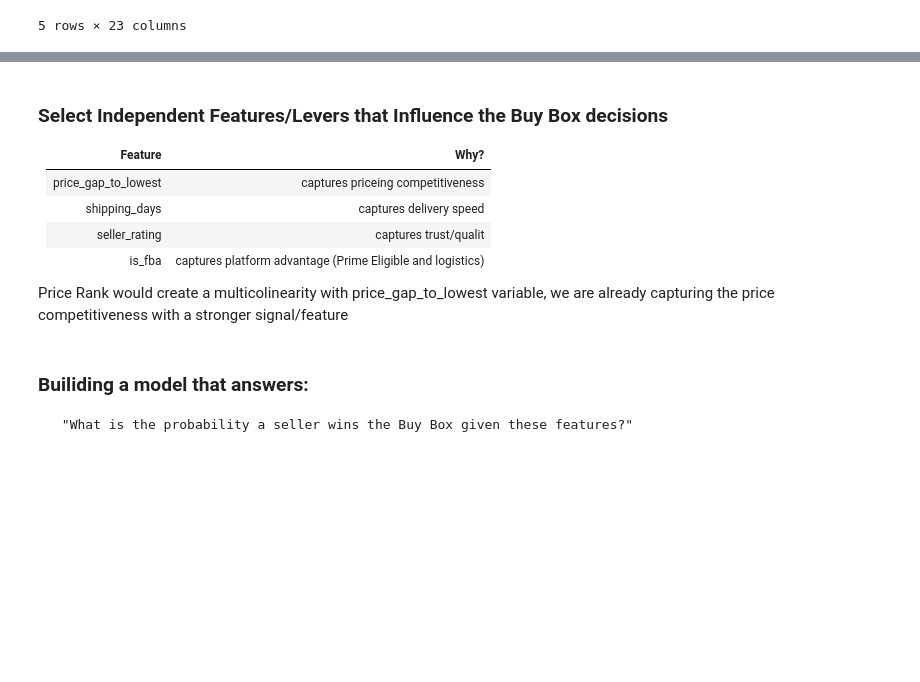
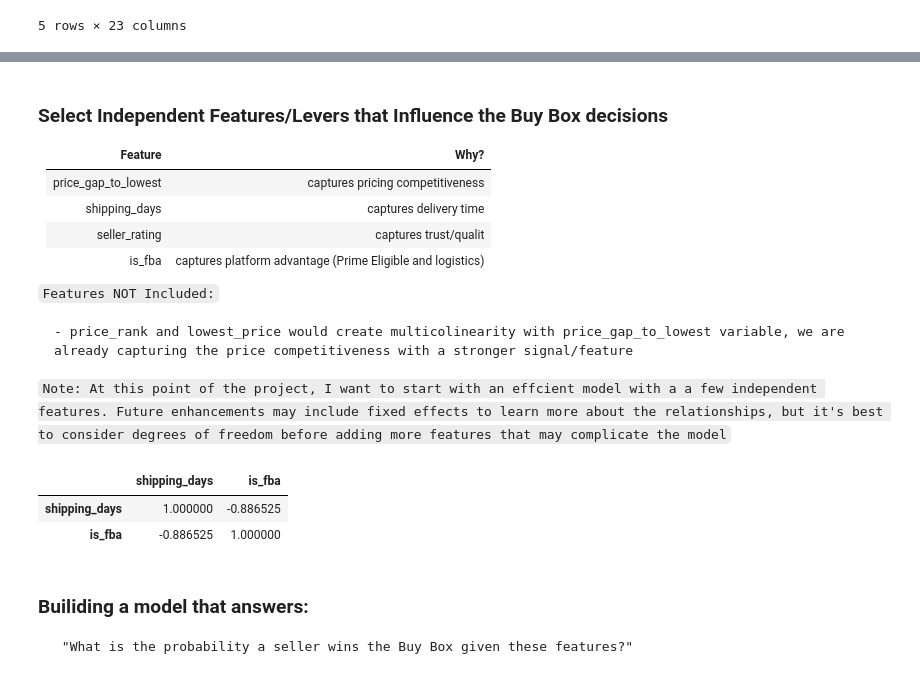
Before and after one commit to sbelarmin/amazon-buy-box-marketplace, a Jupyter notebook: notebooks/04_buy_box_drivers_descriptive.ipynb, the cells around one changed output, grey strips where cells are left out. Cells and saved outputs as stored; diff of their text form; code cells hidden in the pictures; blank space fills up the shorter version.

````diff
--- a/notebooks/04_buy_box_drivers_descriptive.ipynb
+++ b/notebooks/04_buy_box_drivers_descriptive.ipynb
@@ -59,12 +36,17 @@ memory usage: 13.2+ MB
 
 |Feature|Why?|
 |-|-|
-|price_gap_to_lowest| captures priceing competitiveness|
-|shipping_days| captures delivery speed|
+|price_gap_to_lowest| captures pricing competitiveness|
+|shipping_days| captures delivery time|
 |seller_rating| captures trust/qualit|
 |is_fba| captures platform advantage (Prime Eligible and logistics)|
 
-Price Rank would create a multicolinearity with price_gap_to_lowest variable, we are already capturing the price competitiveness with a stronger signal/feature
+```Features NOT Included:```
+
+    - price_rank and lowest_price would create multicolinearity with price_gap_to_lowest variable, we are already capturing the price competitiveness with a stronger signal/feature
+
+
+```Note: At this point of the project, I want to start with an effcient model with a a few independent features. Future enhancements may include fixed effects to learn more about the relationships, but it's best to consider degrees of freedom before adding more features that may complicate the model```
 # %%
 df["is_fba"] = (df["fulfillment_type"] == "FBA").astype(int)
 
@@ -82,3 +64,10 @@ X = sm.add_constant(X) #baseline probability (y intercept): "if everything was z
+# %%
+# reviewing colinearity between shipping days and is fba
+df[['shipping_days','is_fba']].corr()
+# %% [output]
+|  | shipping_days | is_fba |
+| shipping_days | 1.000000 | -0.886525 |
+| is_fba | -0.886525 | 1.000000 |
 # %% [markdown]
 ### Builiding a model that answers:
      "What is the probability a seller wins the Buy Box given these features?"
````
Also changed, not shown: parts of 12 cells of this notebook, 3 other files.
